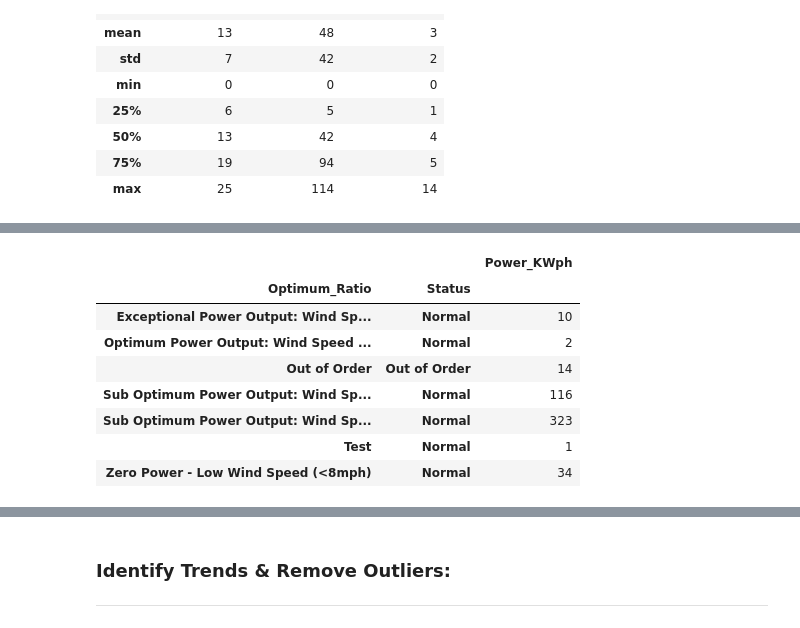
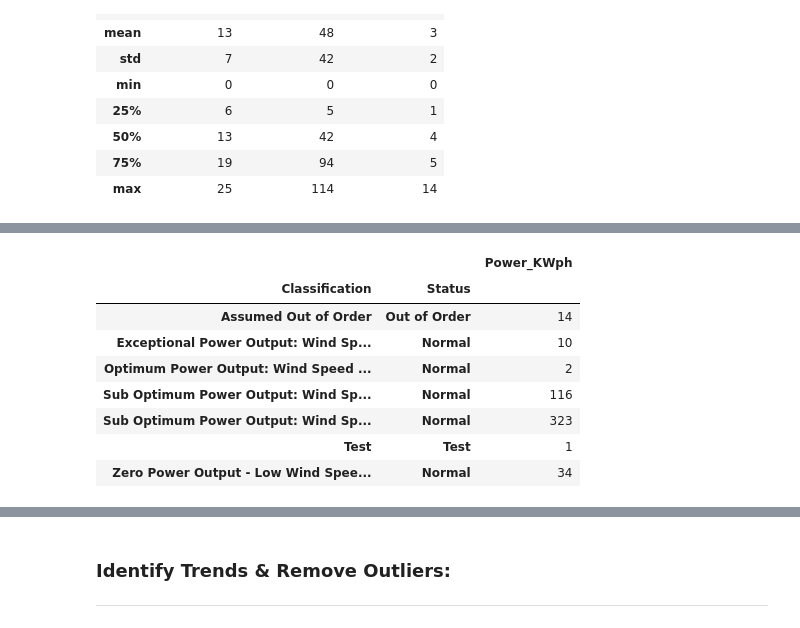
Before and after one commit to Fiona-600/Data-Analytics-2020-Project, a Jupyter notebook: Final Project 2020.ipynb, the cells around one changed output, grey strips where cells are left out. Drawn from its saved outputs; the diff is of its cells as text; code cells hidden in the pictures.

```diff
--- a/Final Project 2020.ipynb
+++ b/Final Project 2020.ipynb
@@ -90,6 +90,8 @@ def Power(row):
         return 'Out of Order'
     if row['Power_KWph'] == 0 and row['Speed_Mph'] > 55:
         return 'Shut Down'
+    if row['Power_KWph'] == 0 and row['Speed_Mph'] ==0:
+        return 'Test'
     else:
         return 'Normal'
 
@@ -104,15 +106,15 @@ df.sort_values(by=['Speed_Mph'], inplace=True, ascending=True)#Sort the dataset
 def Optimum(row):
 
     if row['Power:Speed'] ==0 and row['Speed_Mph'] > 8:
-        return 'Out of Order'
+        return 'Assumed Out of Order'
     if row['Power:Speed'] ==0 and row['Speed_Mph'] < 8:
-        return 'Zero Power - Low Wind Speed (<8mph)'
+        return 'Zero Power Output - Low Wind Speed (< 8mph)'
     if row['Speed_Mph']== 0 and row['Power_KWph'] == 0:
         return 'Test'
     if row['Power:Speed'] > 0 and row['Power:Speed'] < 6 and row['Speed_Mph'] < 8:
-        return 'Sub Optimum Power Output: Wind Speed < 6 - Wind Speed < 8mph'
+        return 'Sub Optimum Power Output: Wind Speed < 6 (Wind Speed < 8mph)'
     if row['Power:Speed'] > 0 and row['Power:Speed'] < 6 and row['Speed_Mph'] >= 8:
-        return 'Sub Optimum Power Output: Wind Speed < 6 - Wind Speed > 8mph'
+        return 'Sub Optimum Power Output: Wind Speed < 6 (Wind Speed > 8mph)'
     if row['Power:Speed'] >= 6 and row['Power:Speed'] <= 8:
         return 'Optimum Power Output: Wind Speed (6-8)'
     if row['Power:Speed'] > 8 and row['Speed_Mph'] < 8 :
@@ -125,7 +127,7 @@ def Optimum(row):
 #To populate a column called 'Optimum_Ratio' in the dataframe from the results above
 pd.set_option('mode.chained_assignment', None)#Turn off chained warnings
 #https://www.dataquest.io/blog/settingwithcopywarning/
-df['Optimum_Ratio'] = df.apply(lambda row: Optimum(row), axis=1)
+df['Classification'] = df.apply(lambda row: Optimum(row), axis=1)
 # %% [markdown]
 ### Summarise the Data
 ***
@@ -147,12 +157,12 @@ df.describe()
 # %%
-df[['Optimum_Ratio','Power_KWph','Status']].groupby(['Optimum_Ratio','Status']).count()
+df[['Classification','Power_KWph','Status']].groupby(['Classification','Status']).count()
 # %% [output]
 |  |  | Power_KWph |
-| Optimum_Ratio | Status |  |
+| Classification | Status |  |
+| Assumed Out of Order | Out of Order | 14 |
 | Exceptional Power Output: Wind Sp... | Normal | 10 |
 | Optimum Power Output: Wind Speed ... | Normal | 2 |
-| Out of Order | Out of Order | 14 |
 | Sub Optimum Power Output: Wind Sp... | Normal | 116 |
 | Sub Optimum Power Output: Wind Sp... | Normal | 323 |
-| Test | Normal | 1 |
-| Zero Power - Low Wind Speed (<8mph) | Normal | 34 |
+| Test | Test | 1 |
+| Zero Power Output - Low Wind Spee... | Normal | 34 |
```
Also changed, not shown: parts of 21 cells of this notebook.
